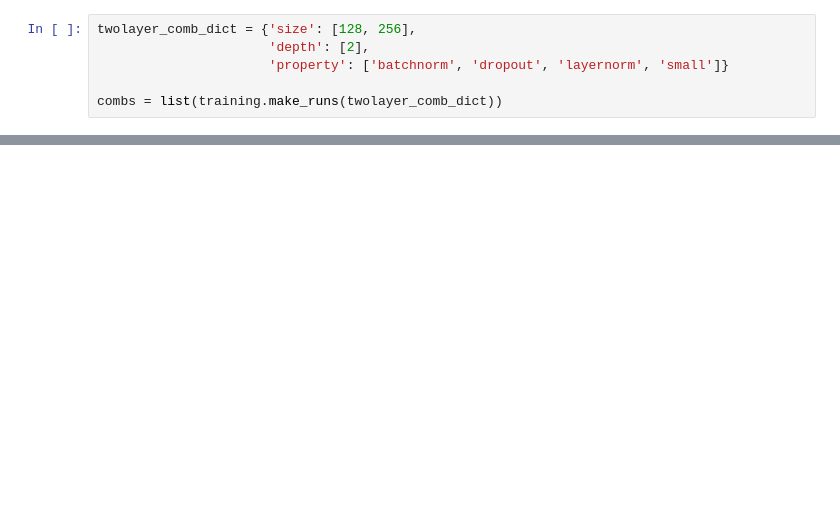
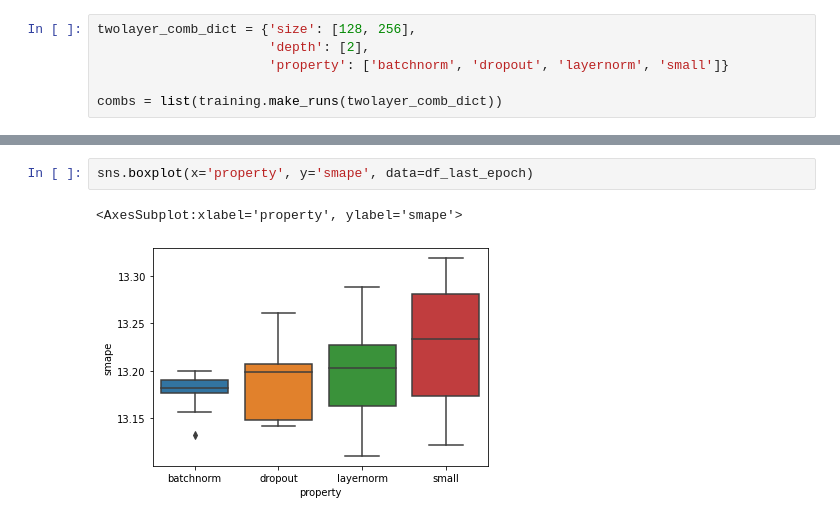
Before and after one commit to djib2011/forecasting-augmentation, a Jupyter notebook: experimentation/architecture_investigation.ipynb, the cells around one changed output, grey strips where cells are left out. Cells and saved outputs as stored; diff of their text form; blank space fills up the shorter version.

```diff
--- a/experimentation/architecture_investigation.ipynb
+++ b/experimentation/architecture_investigation.ipynb
@@ -72,0 +76,5 @@ plt.tight_layout()
+# %%
+sns.boxplot(x='property', y='smape', data=df_last_epoch)
+# %% [output]
+<AxesSubplot:xlabel='property', ylabel='smape'>
+[figure, added]
```
Also changed, not shown: parts of 12 cells of this notebook, 1 other file.
